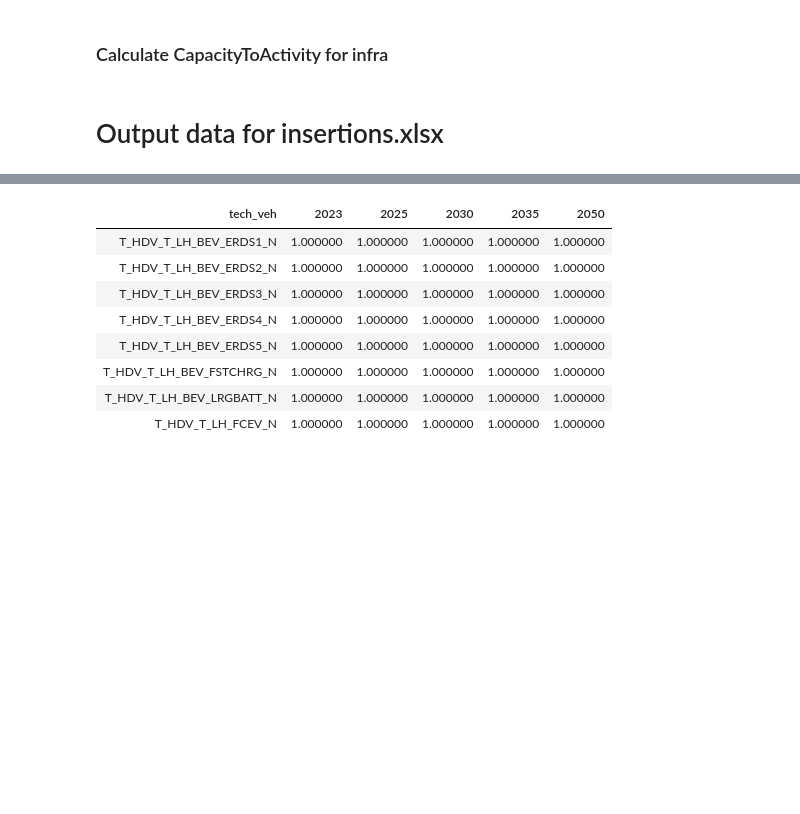
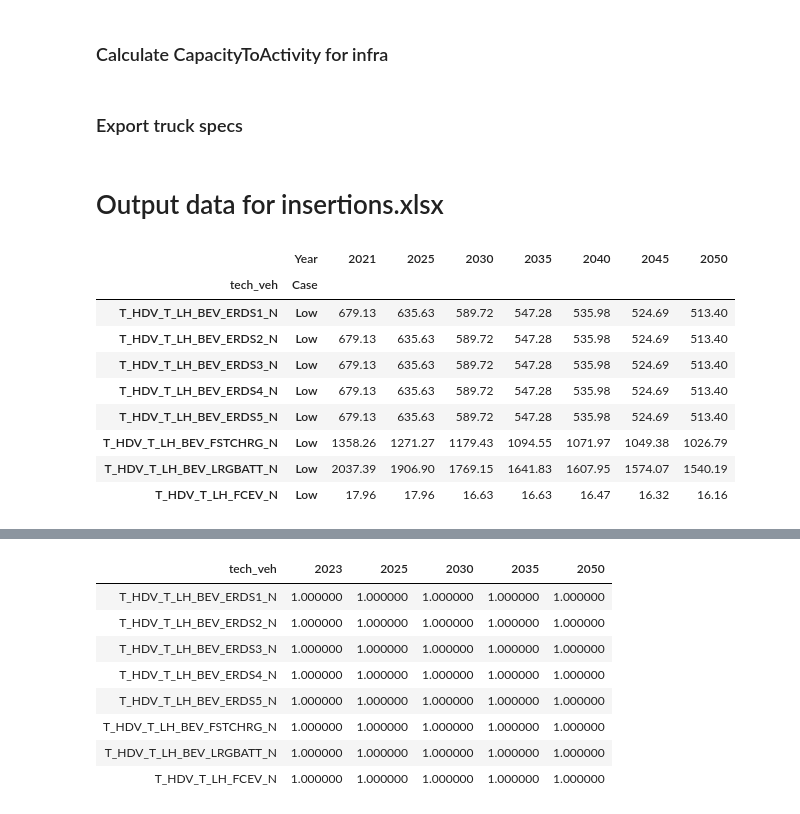
Before and after one commit to CANOE-main/canoe-transportation, a Jupyter notebook: lihwei_db_edits/create-input-data.ipynb, the cells around one changed output, grey strips where cells are left out. Saved outputs shown, nothing was run; the diff lists cells and outputs as text; code cells hidden in the pictures; blank space fills up the shorter version.

```diff
--- a/lihwei_db_edits/create-input-data.ipynb
+++ b/lihwei_db_edits/create-input-data.ipynb
@@ -183,3 +207,5 @@ def calc_CapacityToActvity_infra(tech_supply, charger_standard_kW, charger_fast_
 # %%
 # apply the function to calculate CapacityToActivity_infra and keep original columns
 truck_specs['CapacityToActivity_infra'] = (truck_specs.apply(lambda x: calc_CapacityToActvity_infra(**x), axis='columns', result_type='expand'))
+# %% [markdown]
+### Export truck specs
@@ -188 +218,24 @@ truck_specs['CapacityToActivity_infra'] = (truck_specs.apply(lambda x: calc_Capa
+# %%
+# output Pack_Energy_kWh for trucks
+df_wide = (truck_specs[['tech_veh', 'Case', 'Year', 'Pack_Energy_kWh']]
+      .pivot(index=['tech_veh', 'Case'], columns='Year', values='Pack_Energy_kWh'))
+for y in [2040, 2045]:
+    if y not in df_wide.columns and 2035 in df_wide.columns and 2050 in df_wide.columns:
+        df_wide[y] = df_wide[2035] + (df_wide[2050] - df_wide[2035]) * ((y-2035)/(2050-2035))
+df_wide = df_wide.round(2)
+df_wide = df_wide.rename(columns={2023: 2021})
+df_wide = df_wide.reindex(sorted(df_wide.columns), axis=1)
+df_wide.to_csv('../../../Paper 3 - Charging profiles/input_data/truck_specs_Pack_Energy_kWh.csv')
+display(df_wide)
+# %% [output]
+|  | Year | 2021 | 2025 | 2030 | 2035 | 2040 | 2045 | 2050 |
+| tech_veh | Case |  |  |  |  |  |  |  |
+| T_HDV_T_LH_BEV_ERDS1_N | Low | 679.13 | 635.63 | 589.72 | 547.28 | 535.98 | 524.69 | 513.40 |
+| T_HDV_T_LH_BEV_ERDS2_N | Low | 679.13 | 635.63 | 589.72 | 547.28 | 535.98 | 524.69 | 513.40 |
+| T_HDV_T_LH_BEV_ERDS3_N | Low | 679.13 | 635.63 | 589.72 | 547.28 | 535.98 | 524.69 | 513.40 |
+| T_HDV_T_LH_BEV_ERDS4_N | Low | 679.13 | 635.63 | 589.72 | 547.28 | 535.98 | 524.69 | 513.40 |
+| T_HDV_T_LH_BEV_ERDS5_N | Low | 679.13 | 635.63 | 589.72 | 547.28 | 535.98 | 524.69 | 513.40 |
+| T_HDV_T_LH_BEV_FSTCHRG_N | Low | 1358.26 | 1271.27 | 1179.43 | 1094.55 | 1071.97 | 1049.38 | 1026.79 |
+| T_HDV_T_LH_BEV_LRGBATT_N | Low | 2037.39 | 1906.90 | 1769.15 | 1641.83 | 1607.95 | 1574.07 | 1540.19 |
+| T_HDV_T_LH_FCEV_N | Low | 17.96 | 17.96 | 16.63 | 16.63 | 16.47 | 16.32 | 16.16 |
 # %%
```
Also changed, not shown: parts of 101 cells of this notebook, 7 other files.
